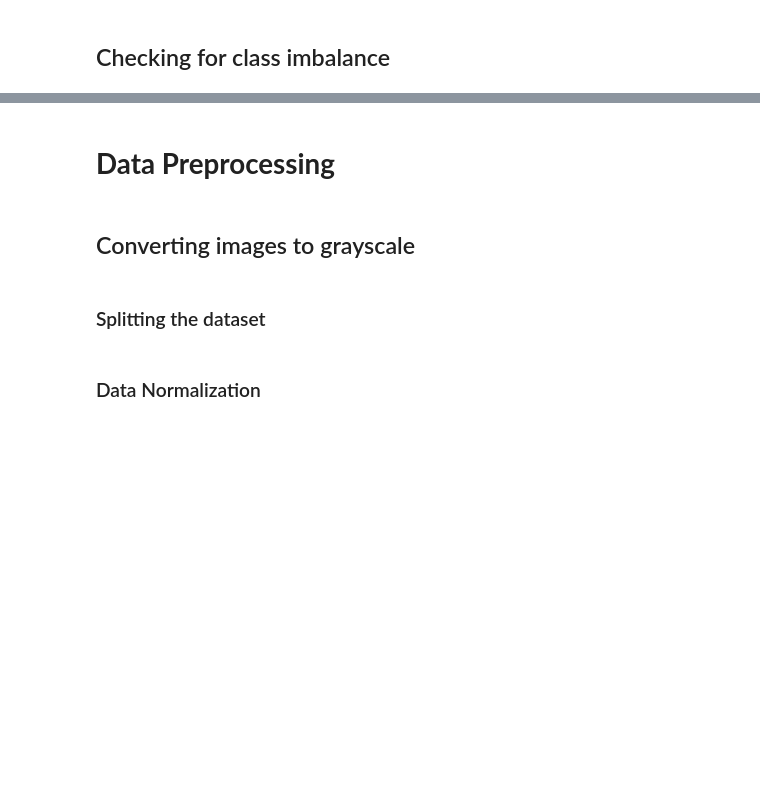
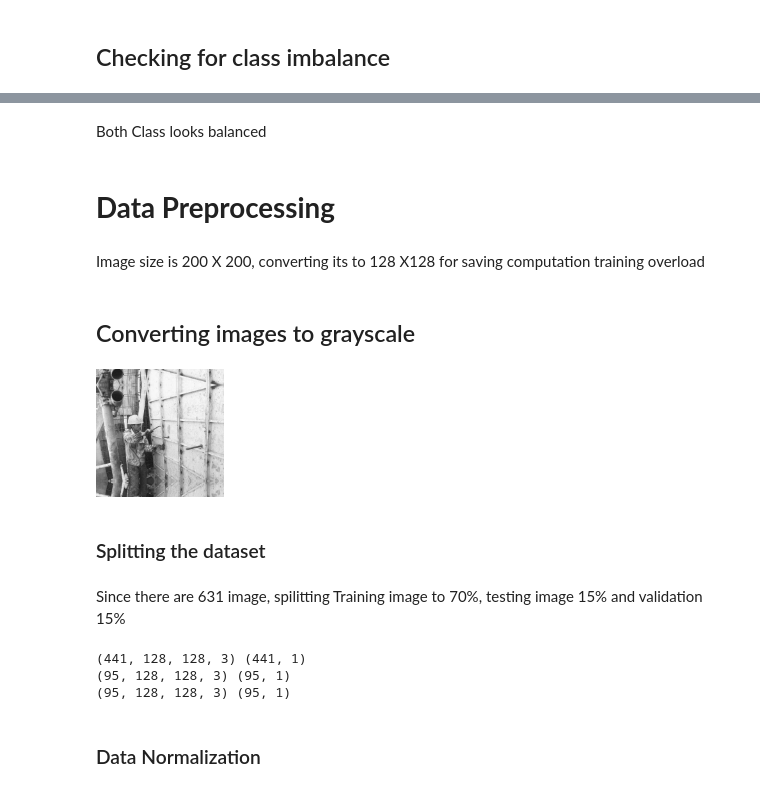
Before and after one commit to tinkle21/CNN-ImageClassification, a Jupyter notebook: HelmNet_Low_Code-1.ipynb, the cells around one changed output, grey strips where cells are left out. Cells and saved outputs as stored; diff of their text form; code cells hidden in the pictures; blank space fills up the shorter version.

```diff
--- a/HelmNet_Low_Code-1.ipynb
+++ b/HelmNet_Low_Code-1.ipynb
@@ -162,17 +188,30 @@ plt.show()
+# %% [markdown]
+Both Class looks balanced
 # %% [markdown]
 # **Data Preprocessing**
+# %% [markdown]
+Image size is 200 X 200, converting its to 128 X128 for saving computation training overload
+# %%
+images_decreased = []
+for i in range(len(images)):
+    img_decreased = cv2.resize(images[i], (128, 128), interpolation=cv2.INTER_LINEAR)  # Resize to 128x128
+    images_decreased.append(img_decreased)
 # %% [markdown]
 ## Converting images to grayscale
 # %%
 images_gray = []
-for i in range(len(images)):
-    img_gray = cv2.cvtColor(images[i], cv2.COLOR_BGR2GRAY)  # Convert to grayscale
+for i in range(len(images_decreased)):
+    img_gray = cv2.cvtColor(images_decreased[i], cv2.COLOR_BGR2GRAY)  # Convert to grayscale
     images_gray.append(img_gray)
 
 # Display a sample grayscale image
-n = _____  #Complete the code to define an index value
+n = 3  #Complete the code to define an index value
 cv2_imshow(images_gray[n])
+# %% [output]
+[figure, added]
 # %% [markdown]
 ### Splitting the dataset
+# %% [markdown]
+Since there are 631 image, spilitting Training image to 70%, testing image 15% and validation 15%
 # %%
 from sklearn.model_selection import train_test_split
@@ -181,7 +220,11 @@ X_val, X_test, y_val, y_test = train_test_split(X_temp,y_temp , test_size=_____,
 # %%
-print(X_train.shape,y_train._____) #Complete the code to print the shape of the train data
-print(X_val.shape,y_val._____) #Complete the code to print the shape of the validation data
-print(X_test.shape,y_test._____) #Complete the code to print the shape of the test data
+print(X_train.shape,y_train.shape) #Complete the code to print the shape of the train data
+print(X_val.shape,y_val.shape) #Complete the code to print the shape of the validation data
+print(X_test.shape,y_test.shape) #Complete the code to print the shape of the test data
+# %% [output]
+(441, 128, 128, 3) (441, 1)
+(95, 128, 128, 3) (95, 1)
+(95, 128, 128, 3) (95, 1)
 # %% [markdown]
 ### Data Normalization
 # %% [markdown]
```
Also changed, not shown: parts of 23 cells of this notebook.
